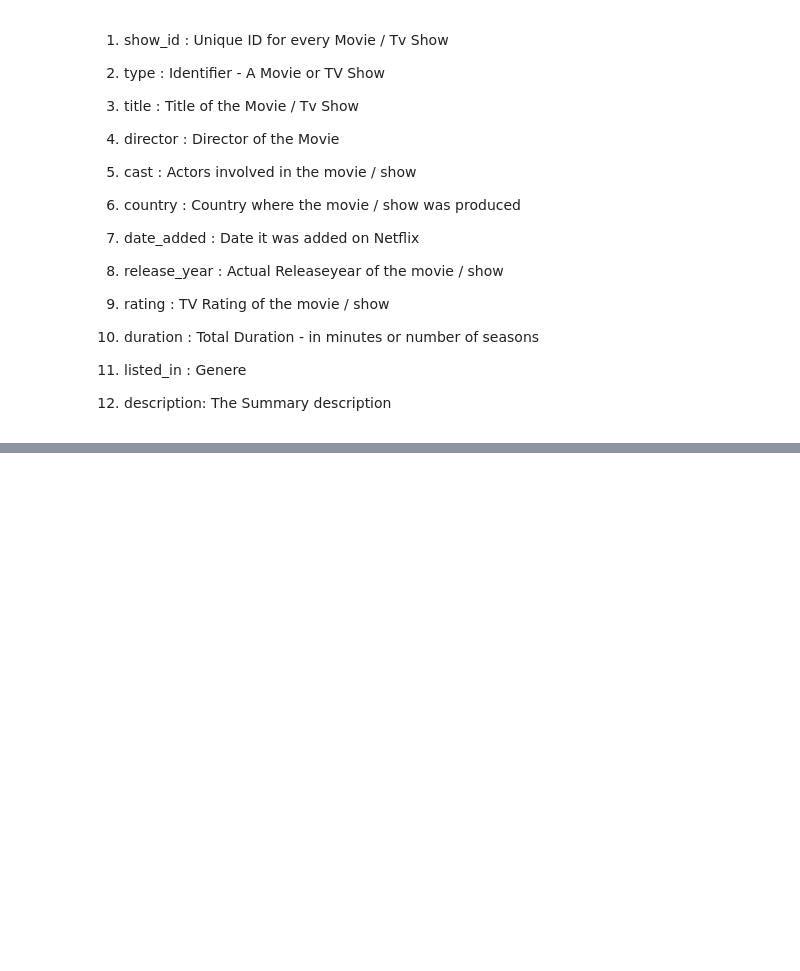
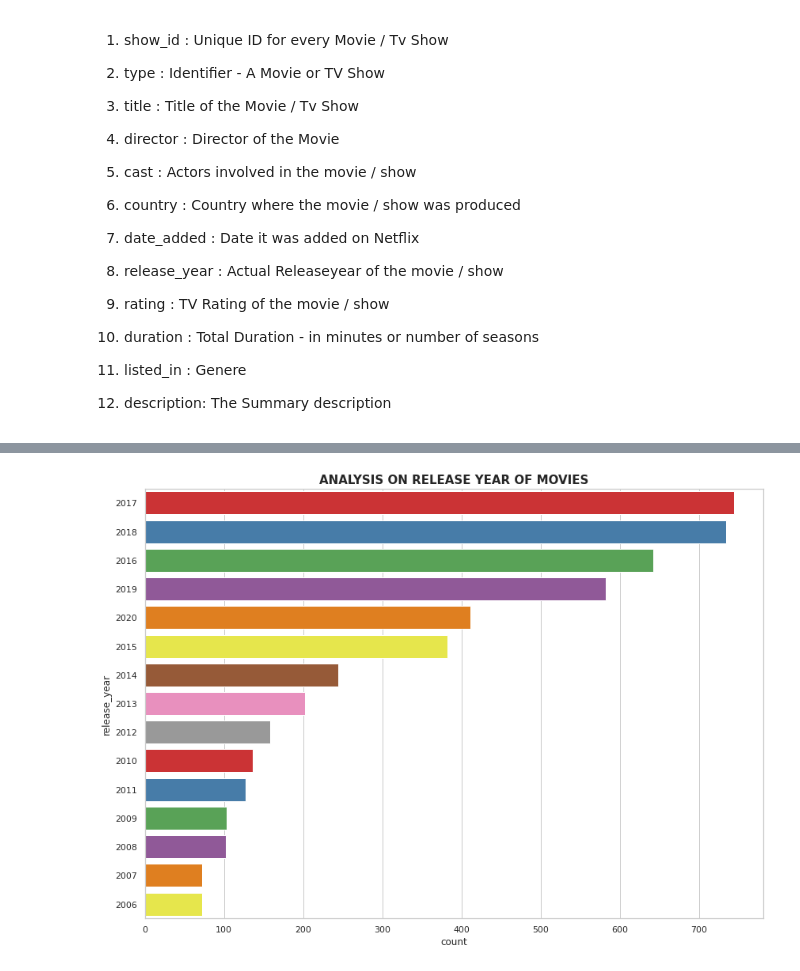
Before and after one commit to vbhsharma7/Netflix-movies-and-tv-show-clustering-capstone, a Jupyter notebook: NETFLIX_MOVIES_AND_TV_SHOWS_CLUSTERING.ipynb, the cells around one changed output, grey strips where cells are left out. Drawn from its saved outputs; the diff is of its cells as text; code cells hidden in the pictures; blank space fills up the shorter version.

```diff
--- a/NETFLIX_MOVIES_AND_TV_SHOWS_CLUSTERING.ipynb
+++ b/NETFLIX_MOVIES_AND_TV_SHOWS_CLUSTERING.ipynb
@@ -289,0 +358,8 @@ plt.show()
+# %%
+#Year wise analysis
+plt.figure(figsize=(14,10))
+ax = sns.countplot(y="release_year", data=netflix_movies, palette="Set1", order=netflix_movies['release_year'].value_counts().index[0:15])
+plt.title('ANALYSIS ON RELEASE YEAR OF MOVIES', fontsize=15, fontweight='bold')
+plt.show()
+# %% [output]
+[figure, added]
```
Also changed, not shown: parts of 105 cells of this notebook.
